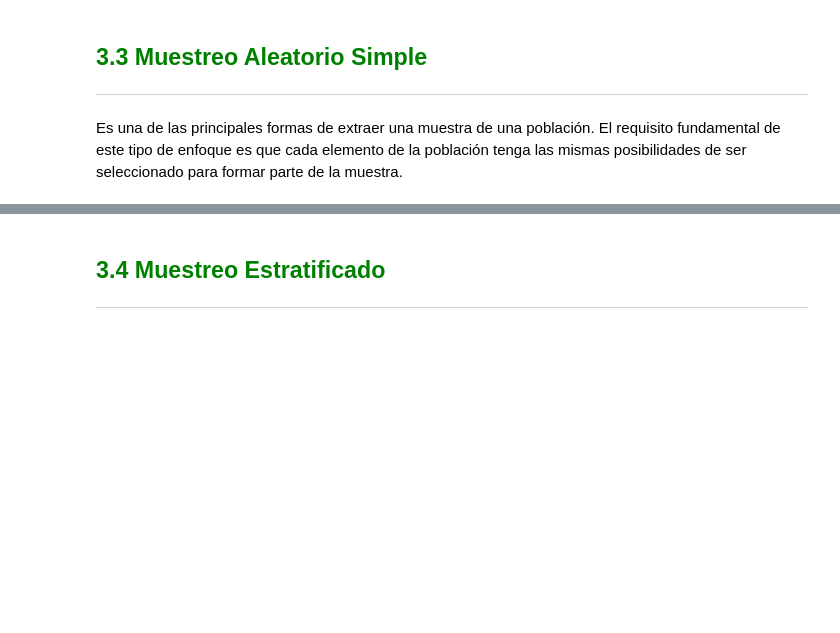
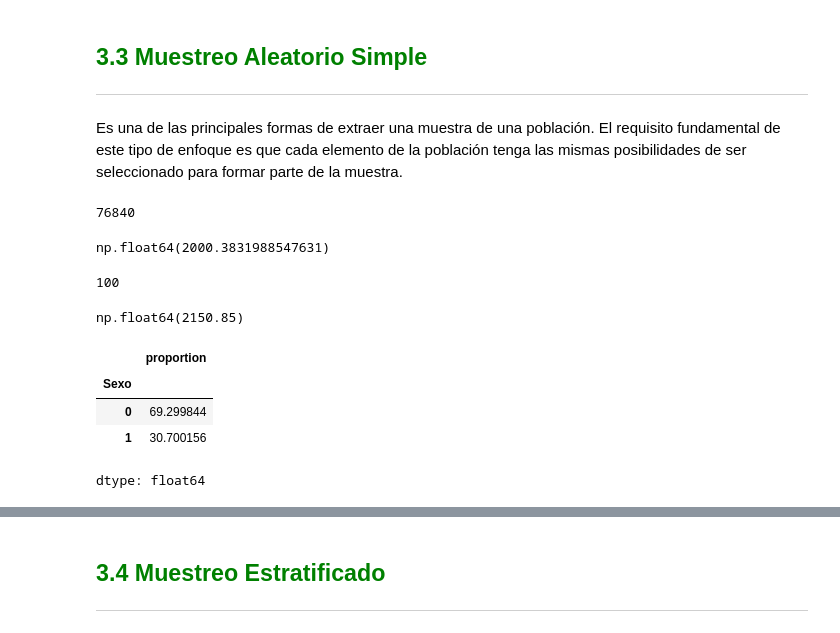
Before and after one commit to lukitasmois/Estadstica-con-Python-Probabilidad-y-muestreo, a Jupyter notebook: Inicial.ipynb, the cells around one changed output, grey strips where cells are left out. Drawn from its saved outputs; the diff is of its cells as text; code cells hidden in the pictures; blank space fills up the shorter version.

```diff
--- a/Inicial.ipynb
+++ b/Inicial.ipynb
@@ -911,3 +911,11 @@ Cuando la población es finita pero muy grande, el costo de un censo puede hacer
 ***
 # %% [markdown]
 Es una de las principales formas de extraer una muestra de una población. El requisito fundamental de este tipo de enfoque es que cada elemento de la población tenga las mismas posibilidades de ser seleccionado para formar parte de la muestra.
+# %%
+datos.shape[0]
+# %% [output]
+76840
+# %%
+datos.Ingreso.mean()
+# %% [output]
+np.float64(2000.3831988547631)
@@ -913,0 +924,16 @@ Es una de las principales formas de extraer una muestra de una población. El re
+# %%
+muestra.shape[0]
+# %% [output]
+100
+# %%
+muestra.Ingreso.mean()
+# %% [output]
+np.float64(2150.85)
+# %%
+datos.Sexo.value_counts(normalize= True)*100
+# %% [output]
+|  | proportion |
+| Sexo |  |
+| 0 | 69.299844 |
+| 1 | 30.700156 |
+dtype: float64
```
Also changed, not shown: parts of 2 cells of this notebook.
